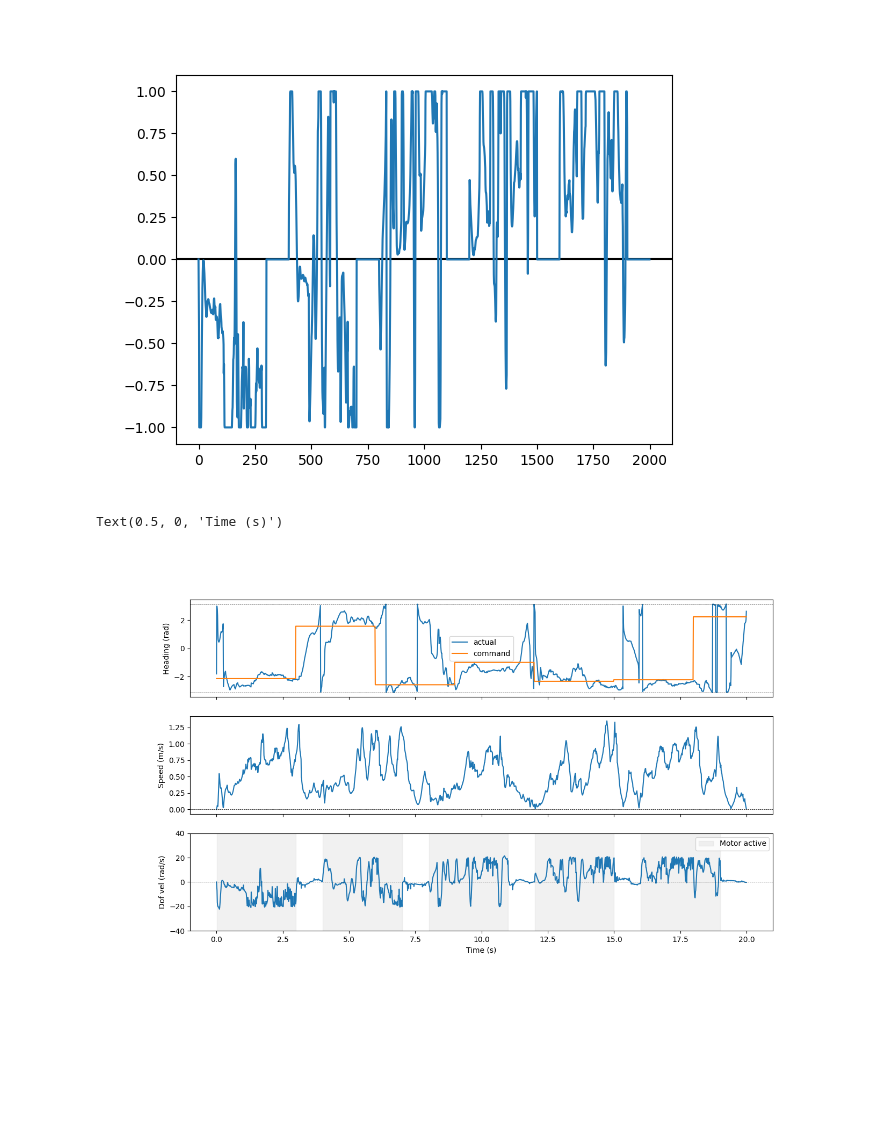
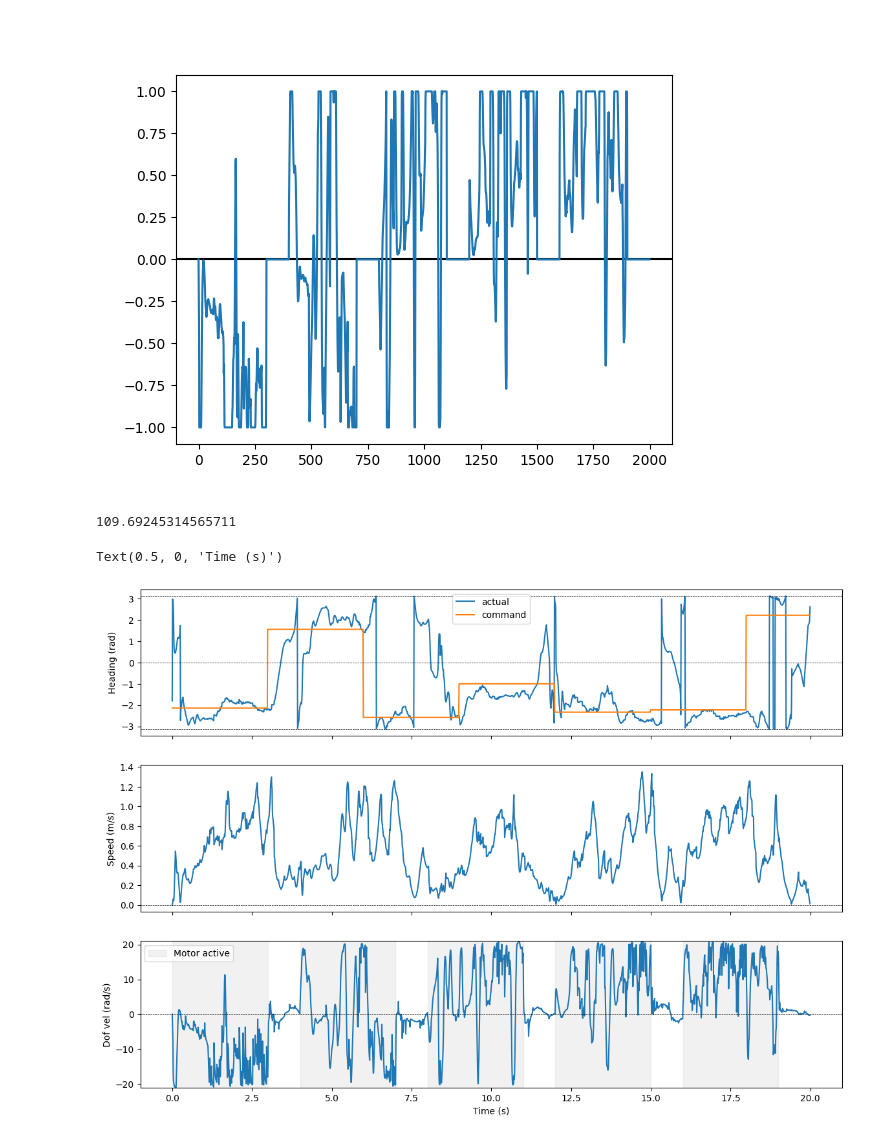
Before and after one commit to NovelMobileRobotsLab/rock, a Jupyter notebook: genesis-sim/tumbling/projruns/velctrl_s5r3_2025-04-14_20-03-01/analysis.ipynb, the cells around one changed output. Cells and saved outputs as stored; diff of their text form; code cells hidden in the pictures; blank space fills up the shorter version.

```diff
--- a/genesis-sim/tumbling/projruns/velctrl_s5r3_2025-04-14_20-03-01/analysis.ipynb
+++ b/genesis-sim/tumbling/projruns/velctrl_s5r3_2025-04-14_20-03-01/analysis.ipynb
@@ -61,14 +61,24 @@ plt.plot(obs_array[:,0])
 # %%
 heading = np.arctan2(df['vel1'], df['vel0'])
 speed = np.linalg.norm(df[['vel0', 'vel1']], axis=1)
-# heading
 
 des_heading = np.arctan2(df['obs12'], df['obs11'])
-fig, axs = plt.subplots(3,1, sharex=True, figsize=(14,8))
+
+# heading = np.unwrap(heading)
+# diff = heading - des_heading
+# wrapped_diff = (diff+np.pi)//(2*np.pi)
+# des_heading = des_heading + wrapped_diff*2*np.pi
+
+heading_error_rms = np.sqrt(np.mean(np.square(heading - des_heading)))
+print(heading_error_rms*180/np.pi)
+
+
+fig, axs = plt.subplots(3,1, sharex=True, figsize=(14,10))
 axs[0].plot(np.arange(len(df))*0.01, heading, label='actual')
 axs[0].plot(np.arange(len(df))*0.01, des_heading, label='command')
 axs[0].axhline(-np.pi, color='k', linestyle='dashed', linewidth=0.5)
 axs[0].axhline(np.pi, color='k', linestyle='dashed', linewidth=0.5)
+axs[0].axhline(0, color='k', linestyle='dashed', linewidth=0.5)
 axs[0].set_ylabel('Heading (rad)')
 axs[0].legend()
 
@@ -78,33 +88,34 @@ axs[1].axhline(0, color='k', linestyle='dashed', linewidth=0.5)
 axs[1].set_ylabel('Speed (m/s)')
 
 
 action_filtered = np.zeros(len(df))
 alpha = 0.6
 for i in range(1, len(df)):
     action_filtered[i] = action_filtered[i-1]*alpha + df['action'][i]*(1-alpha)
 
 axs[2].plot(np.arange(len(df))*0.01, df['obs8']*37.5)
 # axs[2].plot(np.arange(len(df))*0.01, df['action'])
 # axs[2].plot(np.arange(len(df))*0.01, action_filtered)
 axs[2].axhline(0, color='k', linestyle='dashed', linewidth=0.5)
 axs[2].set_ylabel('Dof vel (rad/s)')
 
 # Create mask for the colored region
 episode_length = np.arange(len(df))
 mask = ((episode_length % 400) > 0) & ((episode_length % 400) <= 300)
 
 # Plot shaded region
 axs[2].fill_between(np.arange(len(df))*0.01, -100, 100,
                     where=mask,
                     color='lightgray',
                     alpha=0.3,
                     label='Motor active')
-axs[2].set_ylim(-40, 40) # Set reasonable y-limits
+axs[2].set_ylim(-21, 21) # Set reasonable y-limits
 axs[2].legend()
 
 
 
 axs[-1].set_xlabel('Time (s)')
 # %% [output]
-Text(0.5, 0, 'Time (s)')
+109.69245314565711
+Text(0.5, 0, 'Time (s)')
-[figure, old version]
+[figure, new version]
```
Also changed, not shown: parts of 1 cell of this notebook, 22 other files.
